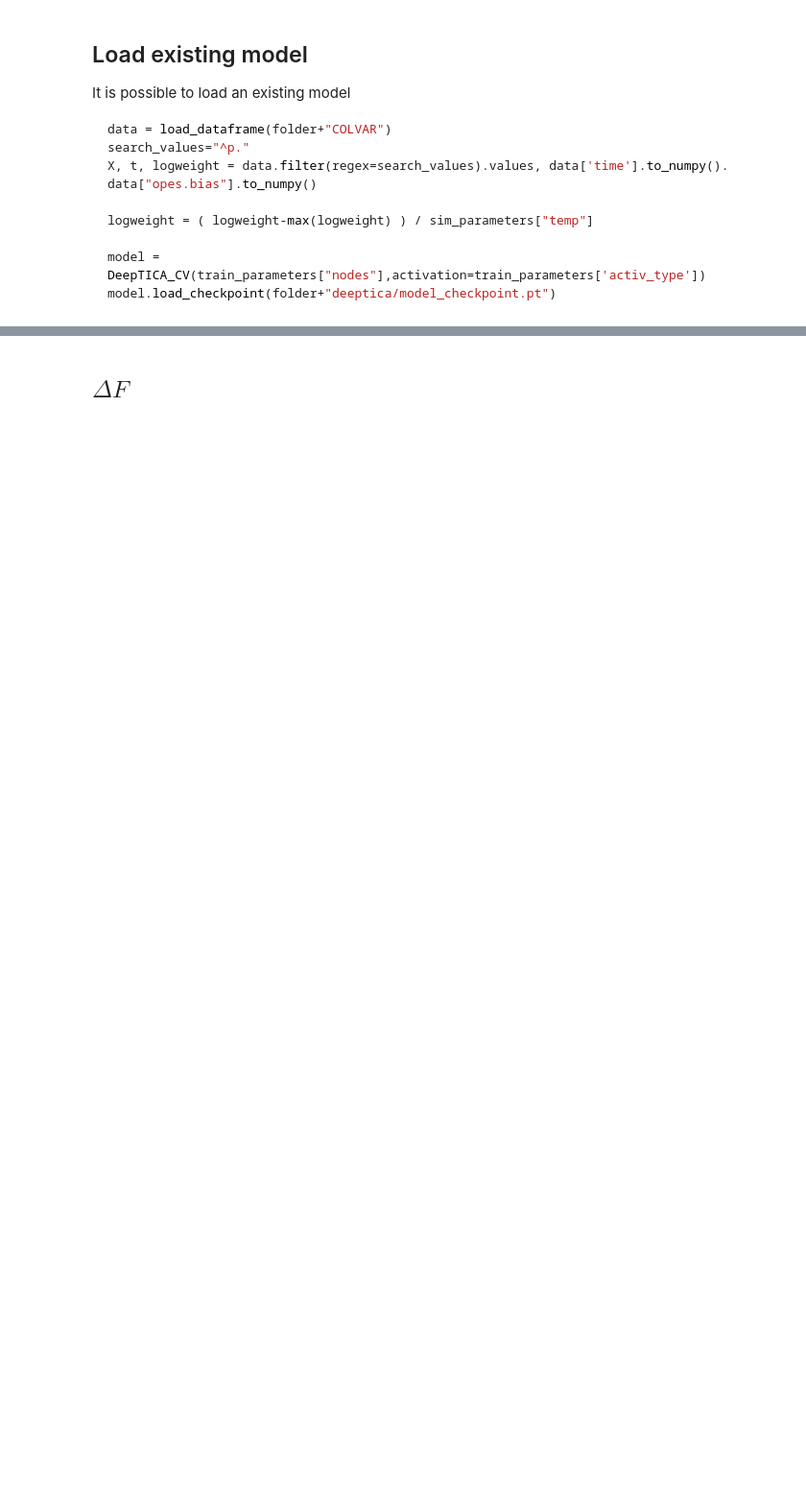
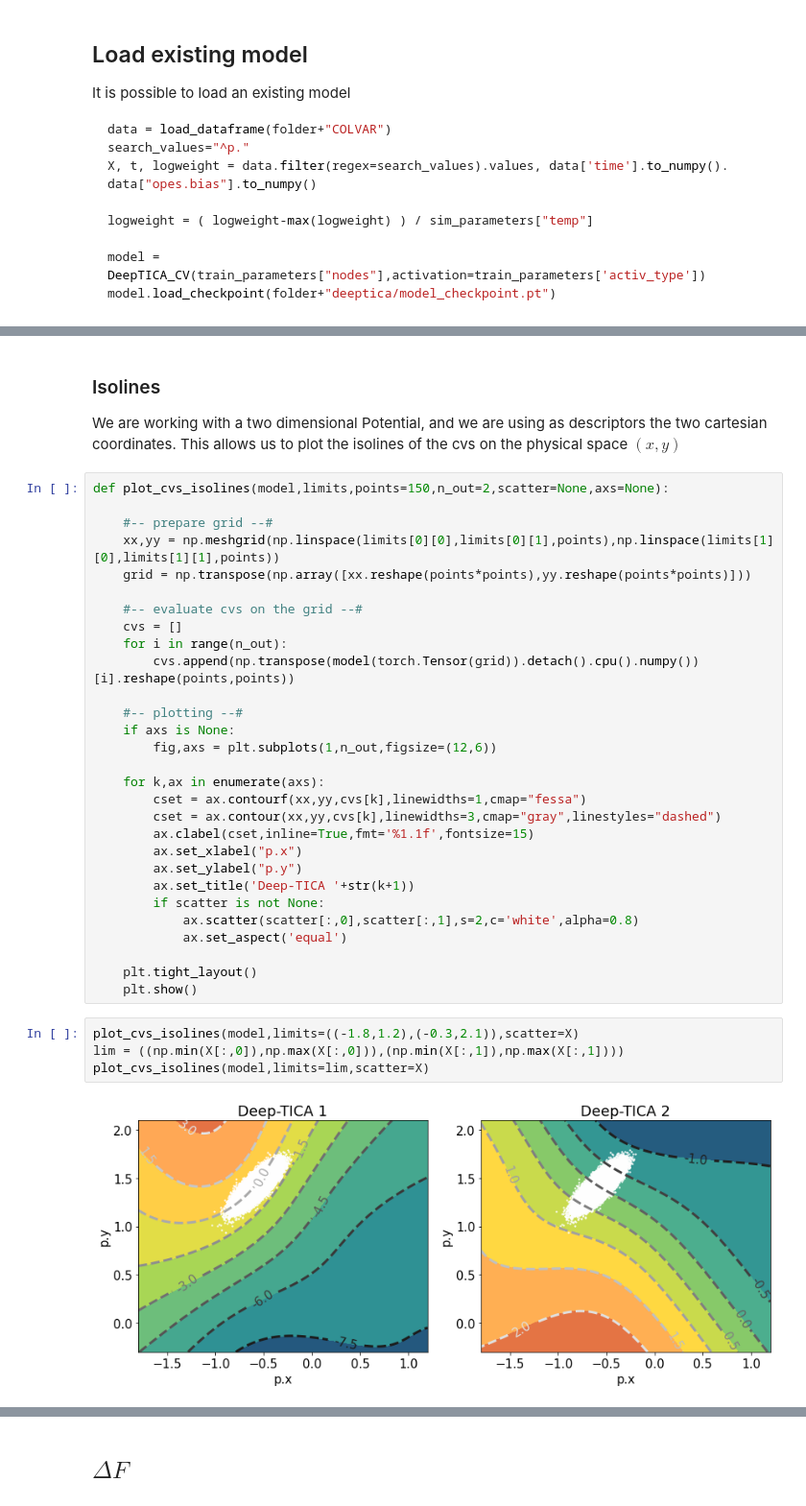
Before and after one commit to nicolopedrani/Hyper-TICA, a Jupyter notebook: Toy_Model/iterative-TICA.ipynb, the cells around one changed output, grey strips where cells are left out. Shown at 96% size. Drawn from its saved outputs; the diff is of its cells as text; blank space fills up the shorter version.

```diff
--- a/Toy_Model/iterative-TICA.ipynb
+++ b/Toy_Model/iterative-TICA.ipynb
@@ -460,0 +488,38 @@ plot_hexbin(model,data,X)#,save=file)
+# %% [markdown]
+### Isolines
+We are working with a two dimensional Potential, and we are using as descriptors the two cartesian coordinates. This allows us to plot the isolines of the cvs on the physical space $(x,y)$
+# %%
+def plot_cvs_isolines(model,limits,points=150,n_out=2,scatter=None,axs=None):
+
+    #-- prepare grid --#
+    xx,yy = np.meshgrid(np.linspace(limits[0][0],limits[0][1],points),np.linspace(limits[1][0],limits[1][1],points))
+    grid = np.transpose(np.array([xx.reshape(points*points),yy.reshape(points*points)]))
+
+    #-- evaluate cvs on the grid --#
+    cvs = []
+    for i in range(n_out):
+        cvs.append(np.transpose(model(torch.Tensor(grid)).detach().cpu().numpy())[i].reshape(points,points))
+
+    #-- plotting --#
+    if axs is None:
+        fig,axs = plt.subplots(1,n_out,figsize=(12,6))
+
+    for k,ax in enumerate(axs):
+        cset = ax.contourf(xx,yy,cvs[k],linewidths=1,cmap="fessa")
+        cset = ax.contour(xx,yy,cvs[k],linewidths=3,cmap="gray",linestyles="dashed")
+        ax.clabel(cset,inline=True,fmt='%1.1f',fontsize=15)
+        ax.set_xlabel("p.x")
+        ax.set_ylabel("p.y")
+        ax.set_title('Deep-TICA '+str(k+1))
+        if scatter is not None:
+            ax.scatter(scatter[:,0],scatter[:,1],s=2,c='white',alpha=0.8)
+            ax.set_aspect('equal')
+
+    plt.tight_layout()
+    plt.show()
+# %%
+plot_cvs_isolines(model,limits=((-1.8,1.2),(-0.3,2.1)),scatter=X)
+lim = ((np.min(X[:,0]),np.max(X[:,0])),(np.min(X[:,1]),np.max(X[:,1])))
+plot_cvs_isolines(model,limits=lim,scatter=X)
+# %% [output]
+[figure, added]
```
Also changed, not shown: parts of 20 cells of this notebook, 3 other files.
